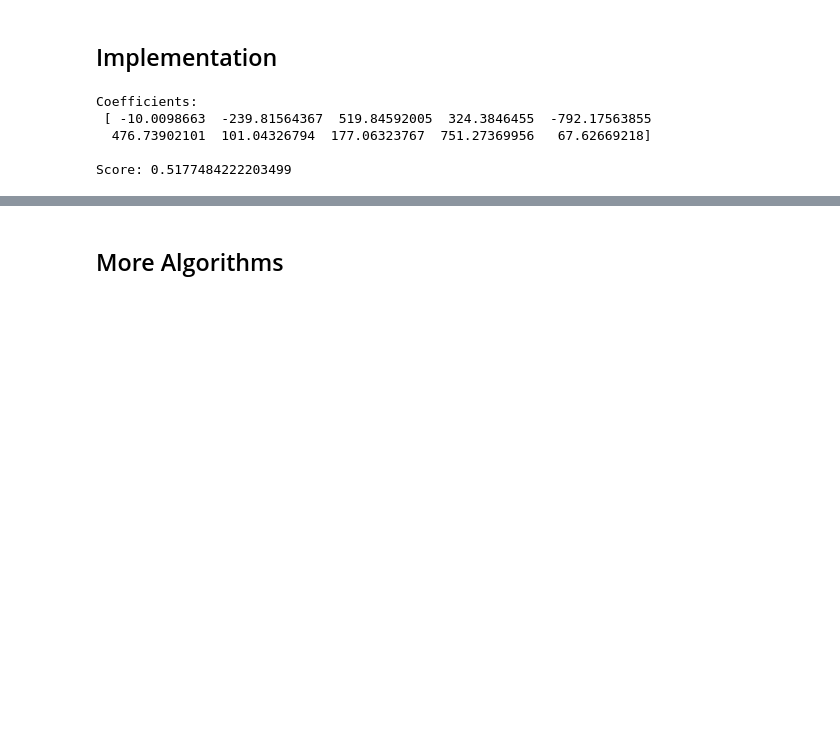
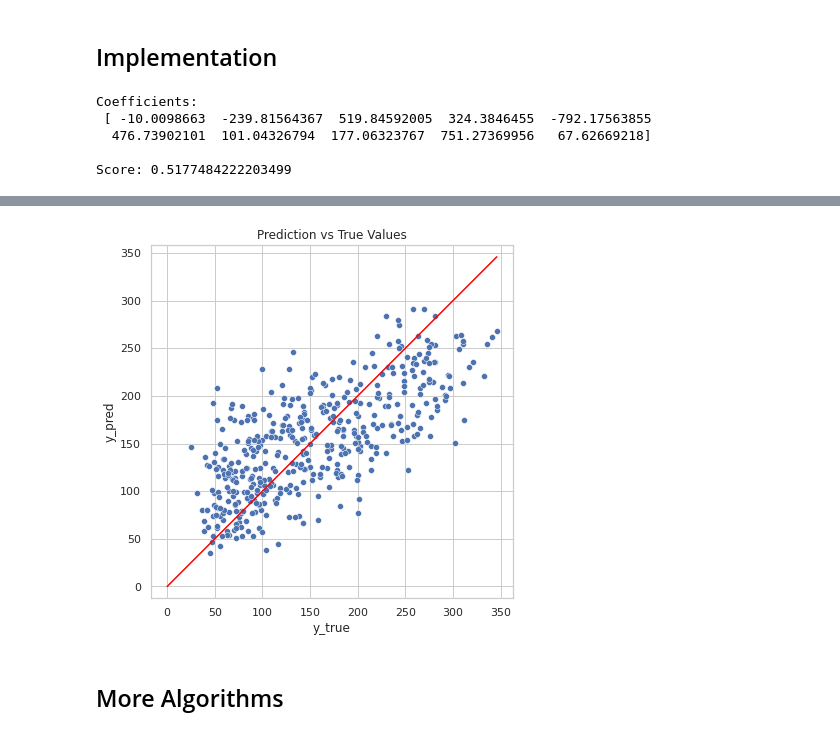
Before and after one commit to aoguedao/neural_computing_workshop, a Jupyter notebook: lessons/03_ml_regresssion.ipynb, the cells around one changed output, grey strips where cells are left out. Saved outputs shown, nothing was run; the diff lists cells and outputs as text; code cells hidden in the pictures; blank space fills up the shorter version.

```diff
--- a/lessons/03_ml_regresssion.ipynb
+++ b/lessons/03_ml_regresssion.ipynb
@@ -3,9 +3,14 @@
 # %%
 import numpy as np
 import pandas as pd
+import matplotlib.pyplot as plt
 import seaborn as sns
 
 from sklearn import datasets
+
+sns.set_theme(style="whitegrid")
+
+%matplotlib inline
 # %% [markdown]
 ## Motivation
 # %% [markdown]
@@ -219,3 +224,21 @@ LinearRegression().fit(diabetes_X, diabetes_y)
+# %%
+y_pred = model.predict(diabetes_X)
+line = np.arange(0, diabetes_y.max(), 0.1)
+
+fig, ax = plt.subplots(figsize=(6.5, 6.5))
+sns.scatterplot(
+    x=diabetes_y,
+    y=y_pred,
+    ax=ax
+)
+ax.axis("equal")
+ax.set_xlabel("y_true")
+ax.set_ylabel("y_pred")
+ax.set_title("Prediction vs True Values")
+sns.lineplot(x=line, y=line, color="red", ax=ax)
+fig.show()
+# %% [output]
+[figure, added]
 # %% [markdown]
 ## More Algorithms
 # %% [markdown]
```
Also changed, not shown: parts of 1 cell of this notebook, 5 other files.
